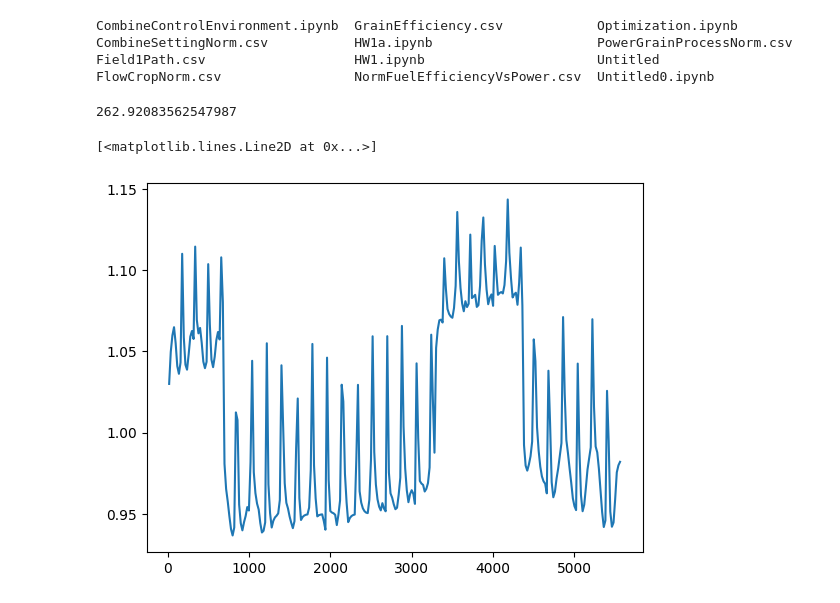
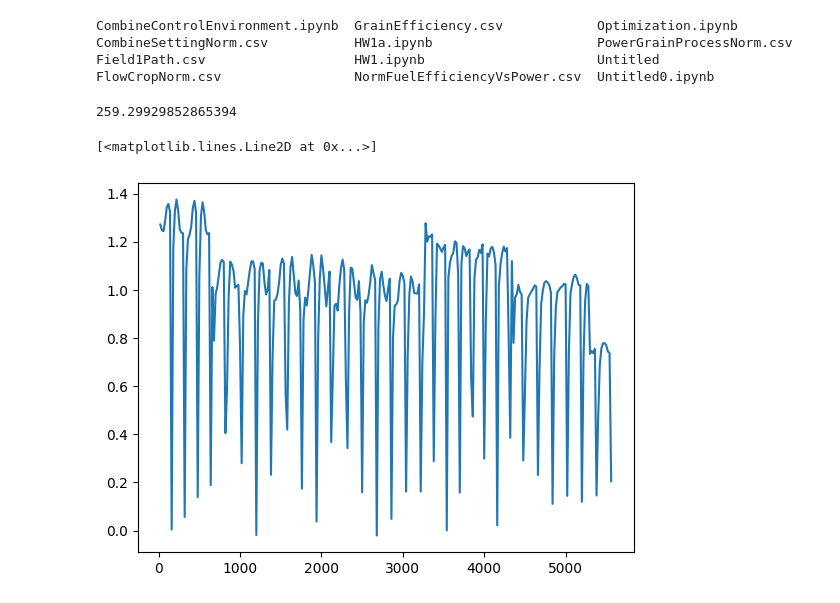
Before and after one commit to mcmullrj/ME592_Public, a Jupyter notebook: Project/CombineControlEnvironment.ipynb, the cells around one changed output. Cells and saved outputs as stored; diff of their text form; code cells hidden in the pictures.

```diff
--- a/Project/CombineControlEnvironment.ipynb
+++ b/Project/CombineControlEnvironment.ipynb
@@ -44,11 +44,12 @@ FuelEfficiencyRef = 200 #g/hr/kW
 BatteryCapacity = 30 #kW-hr
 BatteryMaxChargeRate = 21 #kW
 BatteryMaxDischargeRate = 60 #kW
-MotorEfficiency = 0.9
+MotorEfficiency = 1.0
 GrainPrice = 0.04
 FuelPrice = 1.0
 FlowCropRef = 16569.0 #### check this
 MaxPowerNormForPropulsion = 0.25
+MaxHarvestDuration = FieldPath[-1,0]/(10*1000/3600) #sec, field harvest time before discounting reward
 # %%
 # Invariants from constants
 
@@ -69,7 +70,7 @@ def UpdateCombineEnvironment(actions,logged_signals):
 
   # Extract actions and logged signals
   PowerEngineRequest, PowerMotorRequest, CombineSettingSetpoint = actions
-  BatterySOCStartTimeStep, FieldIndexStartTimeStep = logged_signals
+  BatterySOCStartTimeStep, FieldIndexStartTimeStep, TimeHarvest = logged_signals
 
   # Limit inputs
   PowerEngine = max(0, min(PowerEngineRequest, EnginePowerRef))
@@ -162,6 +163,7 @@ def UpdateCombineEnvironment(actions,logged_signals):
 
   BatterySOCGrid = BatteryEnergyGrid / BatteryCapacity
   FieldIndexEndTimeStep = FieldIndex
+  TimeHarvest = TimeHarvest+TimeCumulative #sec
 
   # Calculate grain harvested and fuel consumed in time step
   # Interpolate Grain Efficiency per Grid
@@ -180,6 +182,8 @@ def UpdateCombineEnvironment(actions,logged_signals):
   GrainHarvested = np.sum(GrainPerGrid)  # bu in time step
   FuelConsumed = np.sum(FuelConsumptionGrid)  # gal in time step
   GrainHarvestValue = GrainHarvested * GrainPrice  # $
+  if TimeHarvest > MaxHarvestDuration:
+    GrainHarvestValue = GrainHarvested * GrainPrice * 0.75  # $, discount for taking too long to harvest
   FuelCost = FuelConsumed * FuelPrice  # $
 
   # Calculate SpeedCombine and EfficiencyGrainHarvest
@@ -204,7 +208,7 @@ def UpdateCombineEnvironment(actions,logged_signals):
   FieldIndexStartNextTimeStep = FieldIndexEndTimeStep + 1
 
   # Update LoggedSignals.StartTimeStep
-  logged_signals = [BatterySOC, FieldIndexStartNextTimeStep]
+  logged_signals = [BatterySOC, FieldIndexStartNextTimeStep, TimeHarvest]
 
   if (len(FieldPath[:, 0]) - GridsPerTimeStepMax) < FieldIndexStartNextTimeStep:
       is_done = 1
@@ -222,7 +227,7 @@ def ResetCombineEnvironment():
 
 # Actions - initial setting
 actions_from_agent = [300.0,50.0,1.03]
-logged_signals = [0.5,0]
+logged_signals = [0.5,0,0]
 is_done = 0
 BatteryState = 1 #discharging
 
@@ -257,11 +262,11 @@ while is_done == 0:
 # %%
 # Plot results
 reward_sum = np.sum(reward_all)
 print(reward_sum)
 
 TimeChannel = np.linspace(1,len(reward_all),len(reward_all))*DurationTimeStep
-plt.plot(TimeChannel,combine_control_setting_all)
+plt.plot(TimeChannel,reward_all)
 # %% [output]
-262.92083562547987
+259.29929852865394
 [<matplotlib.lines.Line2D at 0x...>]
-[figure, old version]
+[figure, new version]
```
Also changed, not shown: parts of 1 cell of this notebook.
